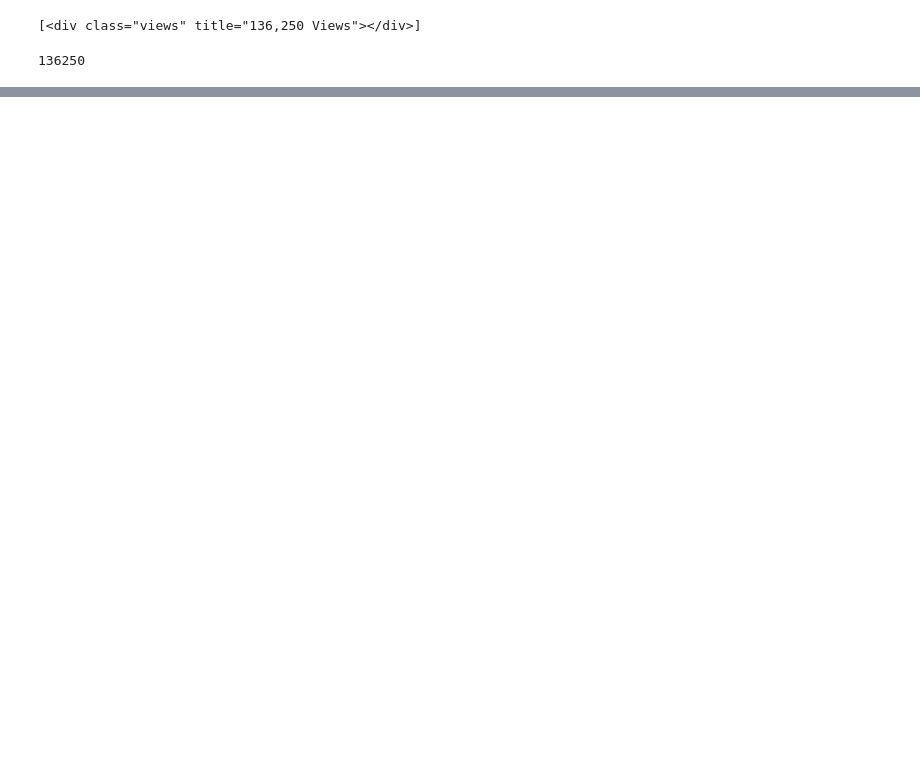
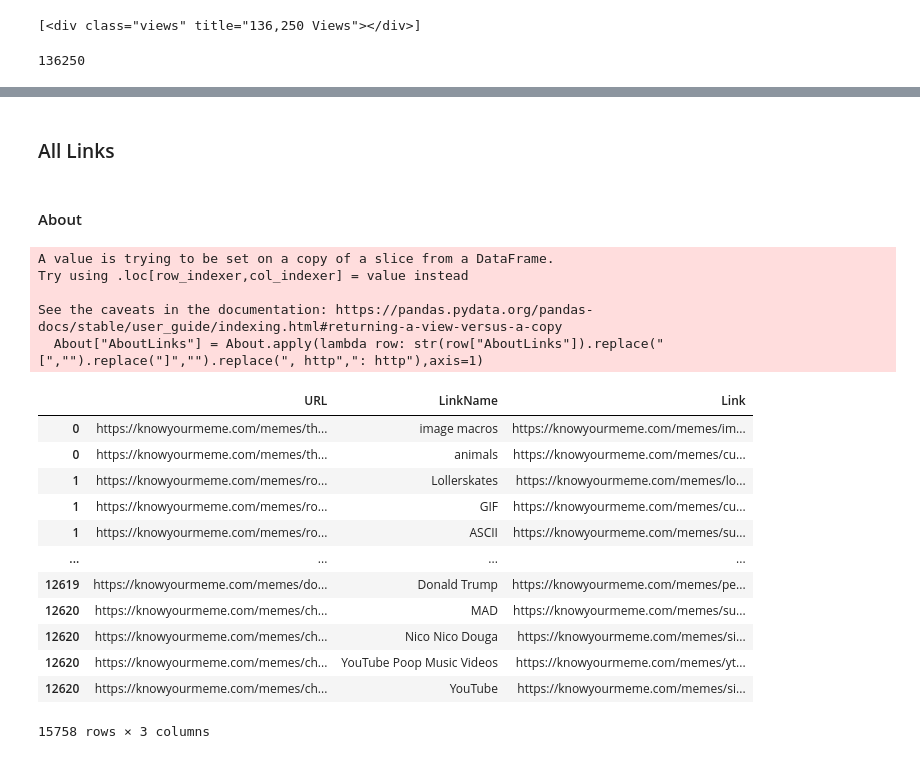
Before and after one commit to MReintop/DataEngProject_Team2, a Jupyter notebook: enrichment_ideas.ipynb, the cells around one changed output, grey strips where cells are left out. Saved outputs shown, nothing was run; the diff lists cells and outputs as text; code cells hidden in the pictures; blank space fills up the shorter version.

```diff
--- a/enrichment_ideas.ipynb
+++ b/enrichment_ideas.ipynb
@@ -16,0 +255,38 @@ int(str(soup.find_all("div", "views")).split('title="')[1].split('Views')[0].rep
+# %% [markdown]
+### All Links
+# %% [markdown]
+#### About
+# %%
+About = df[["URL","AboutLinks"]]
+About["AboutLinks"] = About.apply(lambda row: str(row["AboutLinks"]).replace("[","").replace("]","").replace(", http",": http"),axis=1)
+About = About[About["AboutLinks"]!='nan']
+links = About.apply(lambda row: str(row["AboutLinks"]).split(","),axis=1).explode()
+links = pd.DataFrame(links,columns=["Links"])
+links["LinkName"] = links.apply(lambda row: str(row["Links"]).split(": ")[0].strip(),axis=1)
+links["Link"] = links.apply(lambda row: str(row["Links"]).split(": ")[-1].strip(),axis=1)
+links["Link"] = links.apply(lambda row: matched_string('http(...)',row["Link"]),axis=1)
+links = links[links["Link"] != ""]
+About = About.join(links)
+About = About.drop(labels=About[About["Links"].isna()].index)
+About = About[["URL","LinkName","Link"]]
+About = About.drop_duplicates()
+About
+# %% [output]
+A value is trying to be set on a copy of a slice from a DataFrame.
+Try using .loc[row_indexer,col_indexer] = value instead
+
+See the caveats in the documentation: https://pandas.pydata.org/pandas-docs/stable/user_guide/indexing.html#returning-a-view-versus-a-copy
+  About["AboutLinks"] = About.apply(lambda row: str(row["AboutLinks"]).replace("[","").replace("]","").replace(", http",": http"),axis=1)
+|  | URL | LinkName | Link |
+| 0 | https://knowyourmeme.com/memes/th... | image macros | https://knowyourmeme.com/memes/im... |
+| 0 | https://knowyourmeme.com/memes/th... | animals | https://knowyourmeme.com/memes/cu... |
+| 1 | https://knowyourmeme.com/memes/ro... | Lollerskates | https://knowyourmeme.com/memes/lo... |
+| 1 | https://knowyourmeme.com/memes/ro... | GIF | https://knowyourmeme.com/memes/cu... |
+| 1 | https://knowyourmeme.com/memes/ro... | ASCII | https://knowyourmeme.com/memes/su... |
+| ... | ... | ... | ... |
+| 12619 | https://knowyourmeme.com/memes/do... | Donald Trump | https://knowyourmeme.com/memes/pe... |
+| 12620 | https://knowyourmeme.com/memes/ch... | MAD | https://knowyourmeme.com/memes/su... |
+| 12620 | https://knowyourmeme.com/memes/ch... | Nico Nico Douga | https://knowyourmeme.com/memes/si... |
+| 12620 | https://knowyourmeme.com/memes/ch... | YouTube Poop Music Videos | https://knowyourmeme.com/memes/yt... |
+| 12620 | https://knowyourmeme.com/memes/ch... | YouTube | https://knowyourmeme.com/memes/si... |
+15758 rows × 3 columns
```
Also changed, not shown: parts of 65 cells of this notebook.
